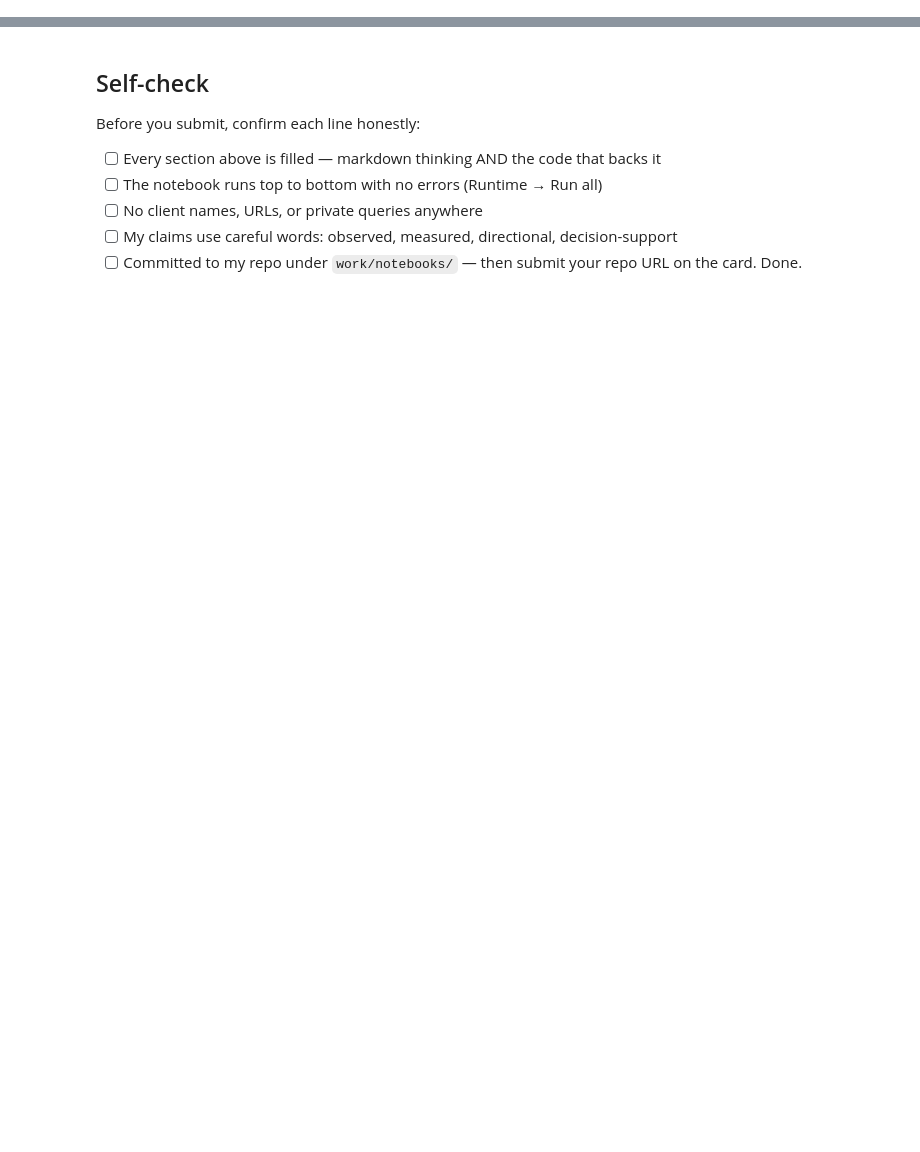
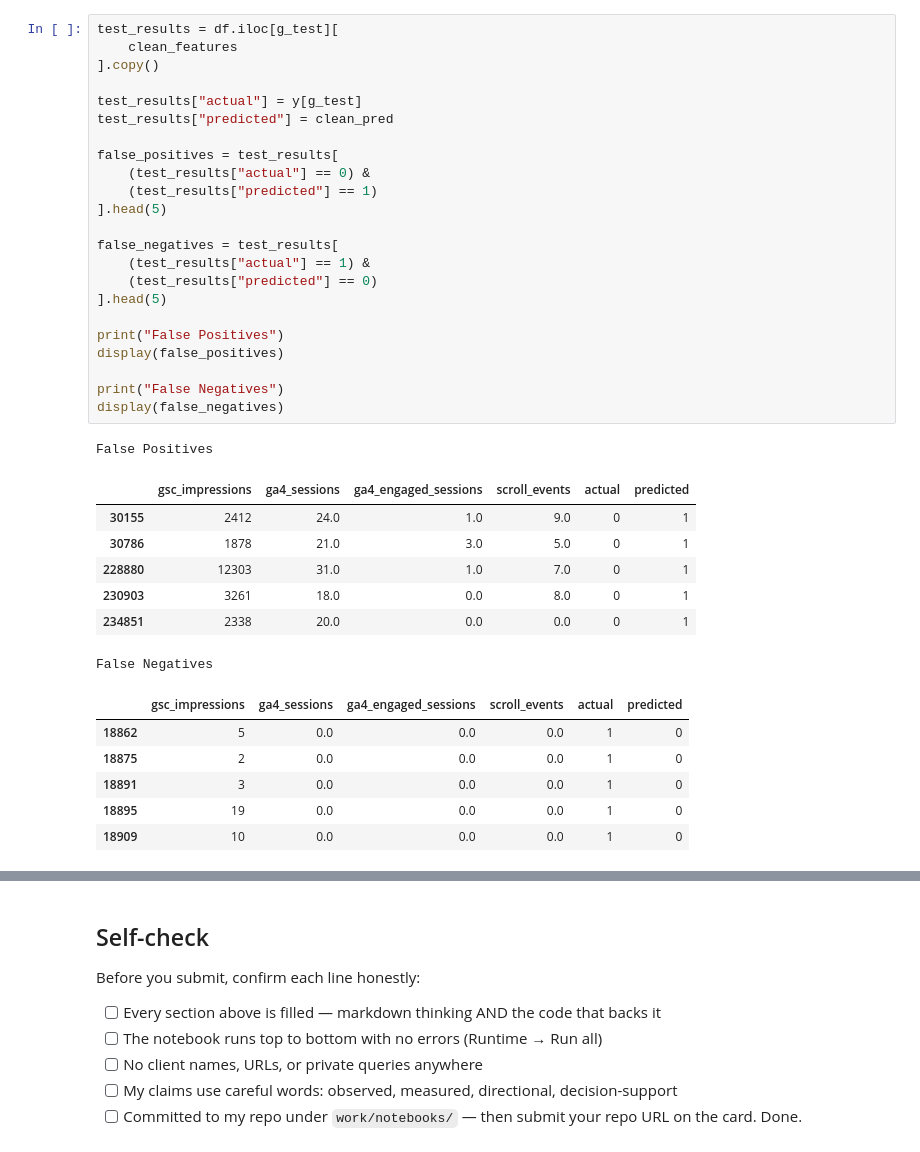
Before and after one commit to pakizahassan/flyrank-ml-internship, a Jupyter notebook: work/notebooks/w06_validation_audit.ipynb, the cells around one changed output, grey strips where cells are left out. Drawn from its saved outputs; the diff is of its cells as text; blank space fills up the shorter version.

```diff
--- a/work/notebooks/w06_validation_audit.ipynb
+++ b/work/notebooks/w06_validation_audit.ipynb
@@ -36,0 +359,38 @@ This skeleton is yours to fill. Work the sections **in order** — each one has
+# %%
+test_results = df.iloc[g_test][
+    clean_features
+].copy()
+
+test_results["actual"] = y[g_test]
+test_results["predicted"] = clean_pred
+
+false_positives = test_results[
+    (test_results["actual"] == 0) &
+    (test_results["predicted"] == 1)
+].head(5)
+
+false_negatives = test_results[
+    (test_results["actual"] == 1) &
+    (test_results["predicted"] == 0)
+].head(5)
+
+print("False Positives")
+display(false_positives)
+
+print("False Negatives")
+display(false_negatives)
+# %% [output]
+False Positives
+|  | gsc_impressions | ga4_sessions | ga4_engaged_sessions | scroll_events | actual | predicted |
+| 30155 | 2412 | 24.0 | 1.0 | 9.0 | 0 | 1 |
+| 30786 | 1878 | 21.0 | 3.0 | 5.0 | 0 | 1 |
+| 228880 | 12303 | 31.0 | 1.0 | 7.0 | 0 | 1 |
+| 230903 | 3261 | 18.0 | 0.0 | 8.0 | 0 | 1 |
+| 234851 | 2338 | 20.0 | 0.0 | 0.0 | 0 | 1 |
+False Negatives
+|  | gsc_impressions | ga4_sessions | ga4_engaged_sessions | scroll_events | actual | predicted |
+| 18862 | 5 | 0.0 | 0.0 | 0.0 | 1 | 0 |
+| 18875 | 2 | 0.0 | 0.0 | 0.0 | 1 | 0 |
+| 18891 | 3 | 0.0 | 0.0 | 0.0 | 1 | 0 |
+| 18895 | 19 | 0.0 | 0.0 | 0.0 | 1 | 0 |
+| 18909 | 10 | 0.0 | 0.0 | 0.0 | 1 | 0 |
```
Also changed, not shown: parts of 25 cells of this notebook.
